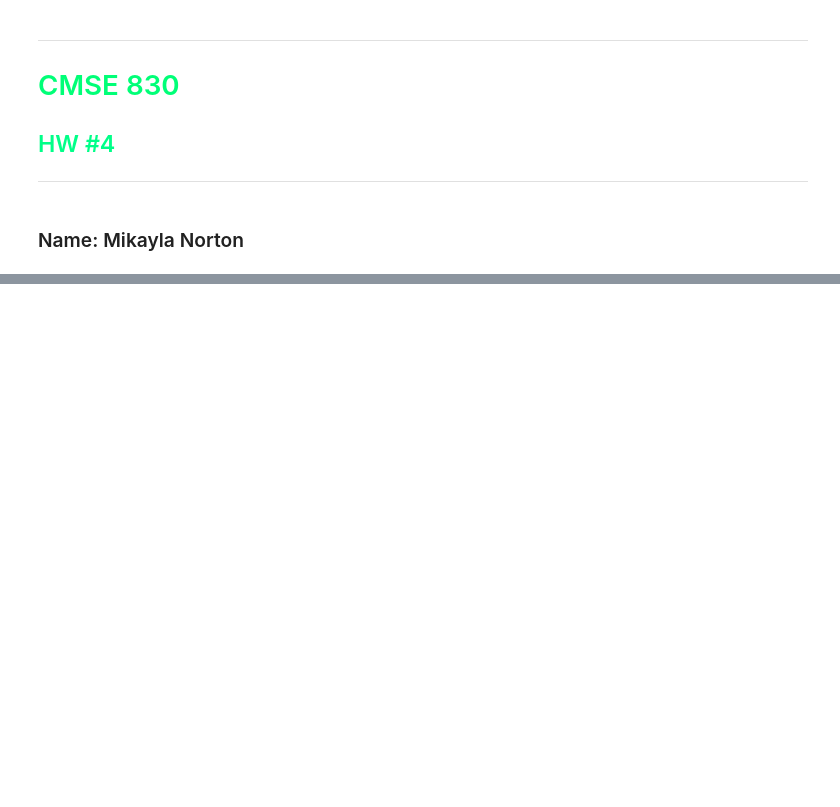
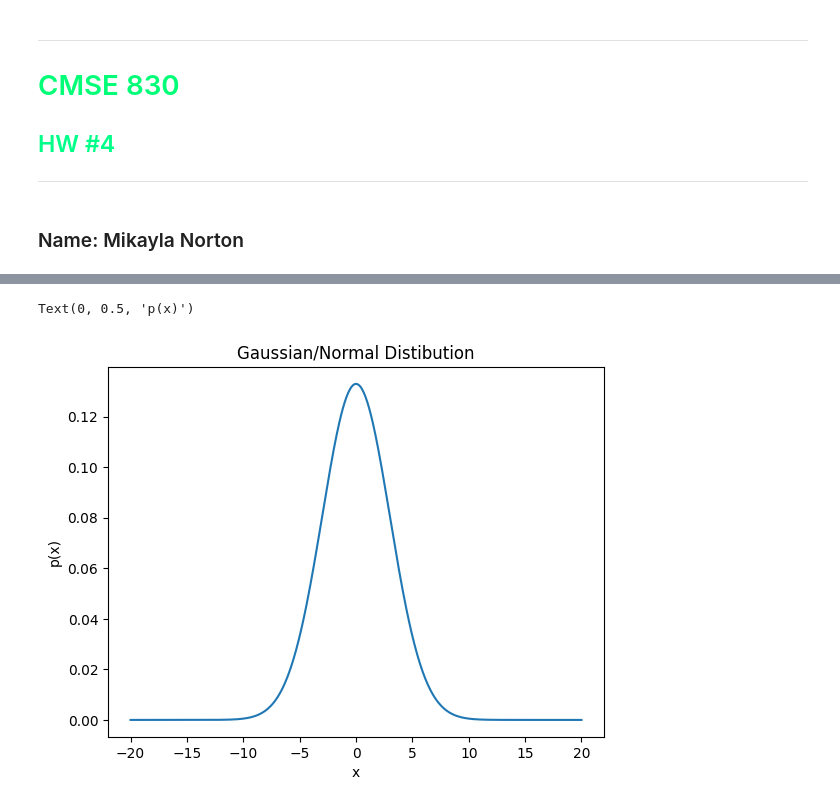
Before and after one commit to mikayla-norton/cmse830, a Jupyter notebook: HWs/HW_4.ipynb, the cells around one changed output, grey strips where cells are left out. Drawn from its saved outputs; the diff is of its cells as text; code cells hidden in the pictures; blank space fills up the shorter version.

```diff
--- a/HWs/HW_4.ipynb
+++ b/HWs/HW_4.ipynb
@@ -165,0 +237,16 @@ _If you need a hint on some of the code, feel free to peek at the code below. If
+# %%
+x = np.linspace(-20, 20, 500)
+
+
+mu = 0 # mean
+w = 3 # standard dev
+
+p = 1/(w*np.sqrt(2*np.pi))*np.exp(-(x-mu)**2/(2*w**2))
+
+plt.plot(x,p)
+plt.title("Gaussian/Normal Distibution")
+plt.xlabel("x")
+plt.ylabel("p(x)")
+# %% [output]
+Text(0, 0.5, 'p(x)')
+[figure, added]
```
Also changed, not shown: parts of 19 cells of this notebook, 1 other file.
